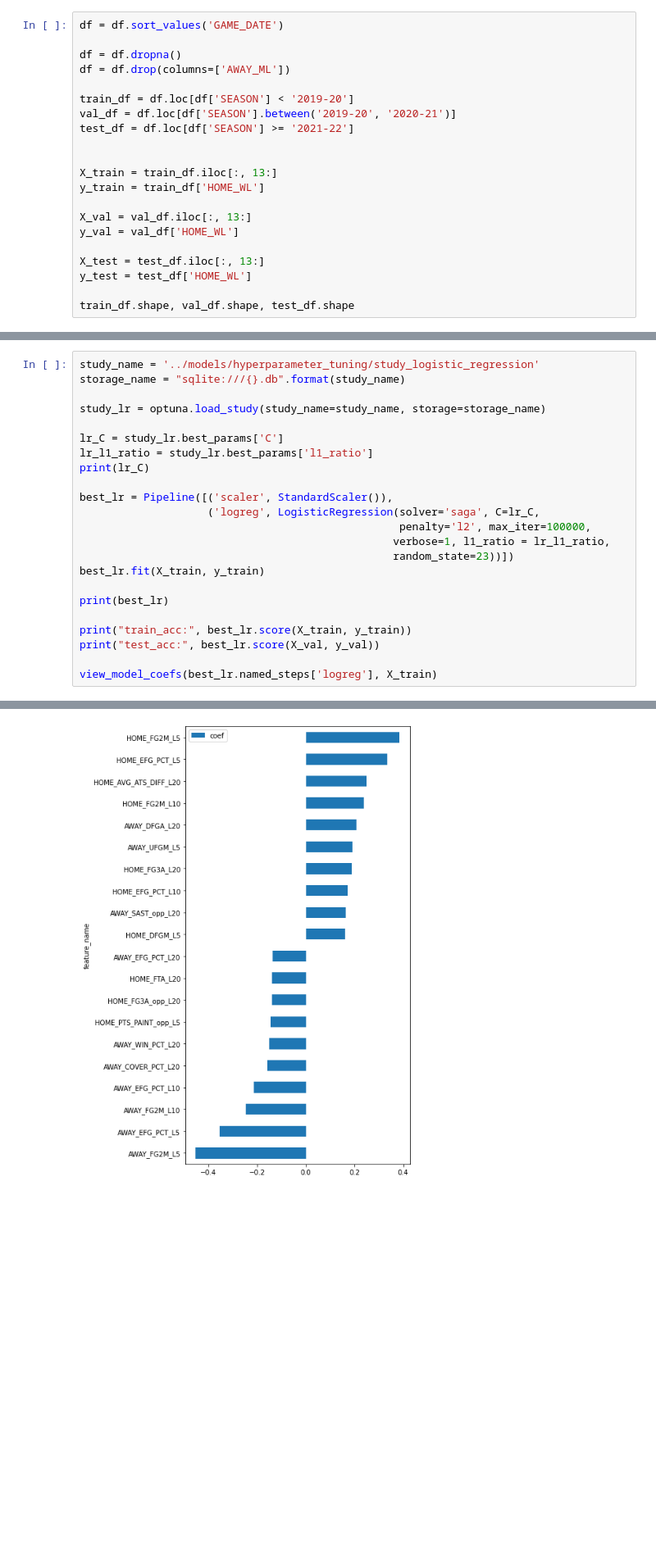
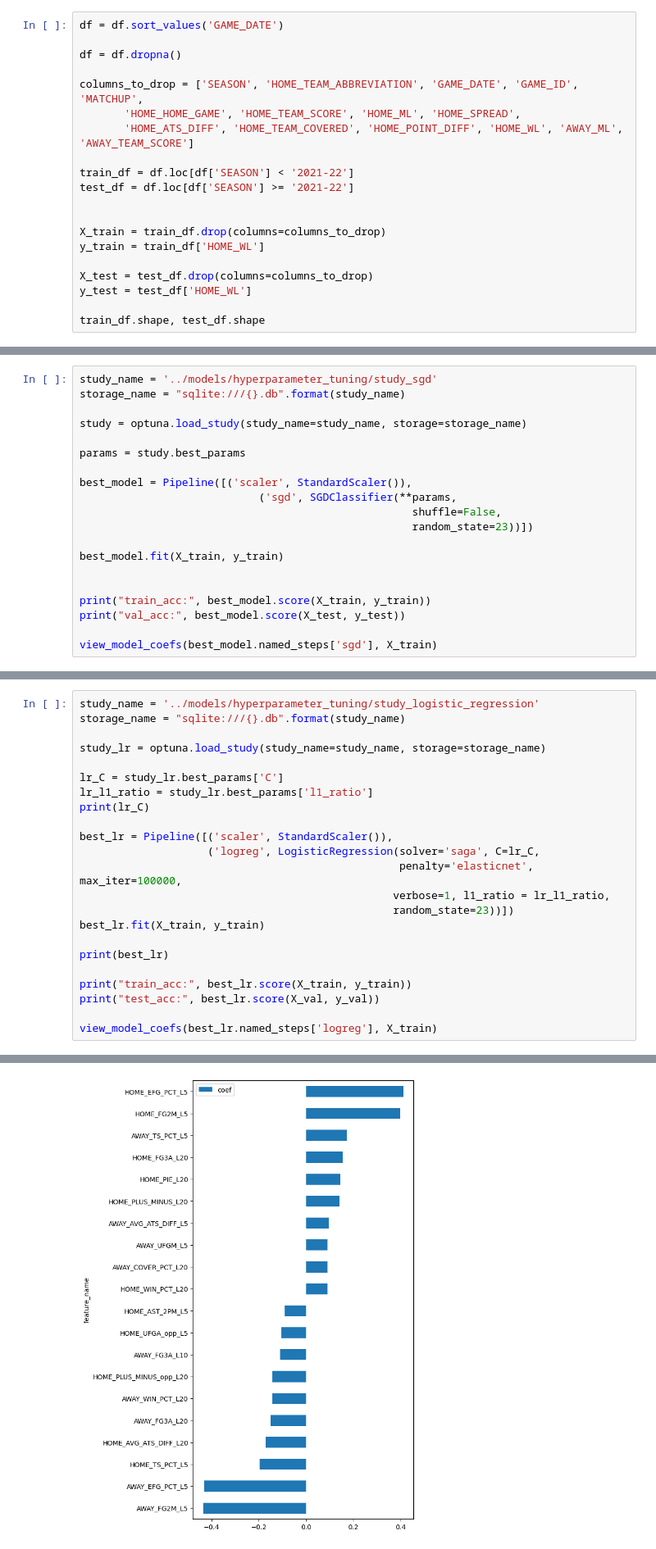
Before and after one commit to jnish23/NBA_Model_V2, a Jupyter notebook: notebooks/predicting_win_with_tracking_v2.ipynb, the cells around one changed output, grey strips where cells are left out. Shown at 82% size. Saved outputs shown, nothing was run; the diff lists cells and outputs as text; blank space fills up the shorter version.

```diff
--- a/notebooks/predicting_win_with_tracking_v2.ipynb
+++ b/notebooks/predicting_win_with_tracking_v2.ipynb
@@ -87,21 +70,20 @@ df
 df = df.sort_values('GAME_DATE')
 
 df = df.dropna()
-df = df.drop(columns=['AWAY_ML'])
 
-train_df = df.loc[df['SEASON'] < '2019-20']
-val_df = df.loc[df['SEASON'].between('2019-20', '2020-21')]
+columns_to_drop = ['SEASON', 'HOME_TEAM_ABBREVIATION', 'GAME_DATE', 'GAME_ID', 'MATCHUP',
+       'HOME_HOME_GAME', 'HOME_TEAM_SCORE', 'HOME_ML', 'HOME_SPREAD',
+       'HOME_ATS_DIFF', 'HOME_TEAM_COVERED', 'HOME_POINT_DIFF', 'HOME_WL', 'AWAY_ML', 'AWAY_TEAM_SCORE']
+
+train_df = df.loc[df['SEASON'] < '2021-22']
 test_df = df.loc[df['SEASON'] >= '2021-22']
 
 
-X_train = train_df.iloc[:, 13:]
+X_train = train_df.drop(columns=columns_to_drop)
 y_train = train_df['HOME_WL']
 
-X_val = val_df.iloc[:, 13:]
-y_val = val_df['HOME_WL']
-
-X_test = test_df.iloc[:, 13:]
+X_test = test_df.drop(columns=columns_to_drop)
 y_test = test_df['HOME_WL']
 
-train_df.shape, val_df.shape, test_df.shape
+train_df.shape, test_df.shape
 # %% [output]
@@ -543,0 +583,20 @@ study_lr.optimize(objective, n_trials=1)
+# %%
+study_name = '../models/hyperparameter_tuning/study_sgd'
+storage_name = "sqlite:///{}.db".format(study_name)
+
+study = optuna.load_study(study_name=study_name, storage=storage_name)
+
+params = study.best_params
+
+best_model = Pipeline([('scaler', StandardScaler()),
+                            ('sgd', SGDClassifier(**params,
+                                                    shuffle=False,
+                                                    random_state=23))])
+
+best_model.fit(X_train, y_train)
+
+
+print("train_acc:", best_model.score(X_train, y_train))
+print("val_acc:", best_model.score(X_test, y_test))
+
+view_model_coefs(best_model.named_steps['sgd'], X_train)
@@ -553,7 +629,7 @@ print(lr_C)
 
 best_lr = Pipeline([('scaler', StandardScaler()),
                     ('logreg', LogisticRegression(solver='saga', C=lr_C,
-                                                  penalty='l2', max_iter=100000,
+                                                  penalty='elasticnet', max_iter=100000,
                                                  verbose=1, l1_ratio = lr_l1_ratio,
                                                  random_state=23))])
 best_lr.fit(X_train, y_train)
@@ -593 +674 @@ test_acc: 0.6676977463543968
-[figure, old version]
+[figure, new version]
```
Also changed, not shown: parts of 22 cells of this notebook, 7 other files.
